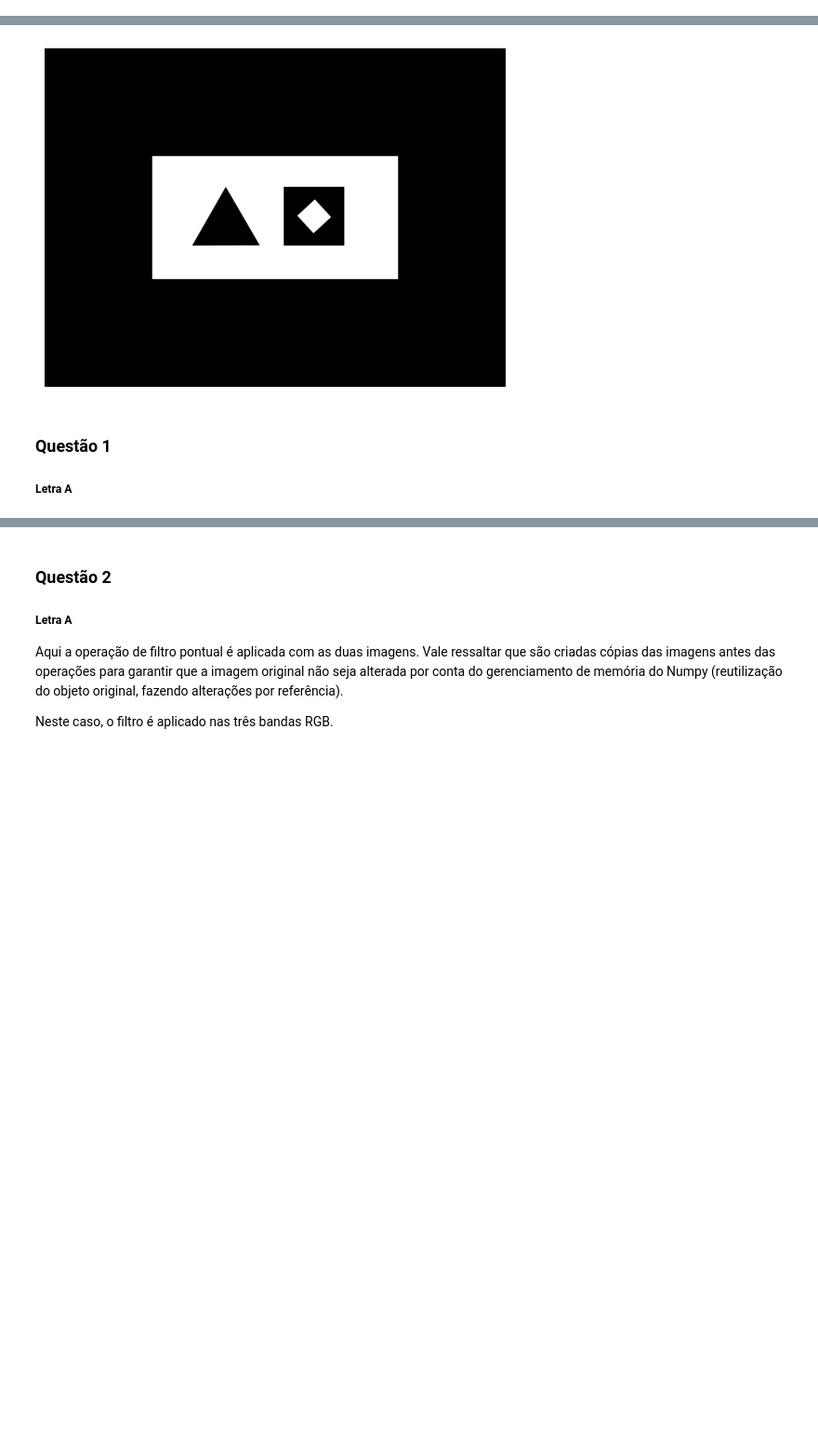
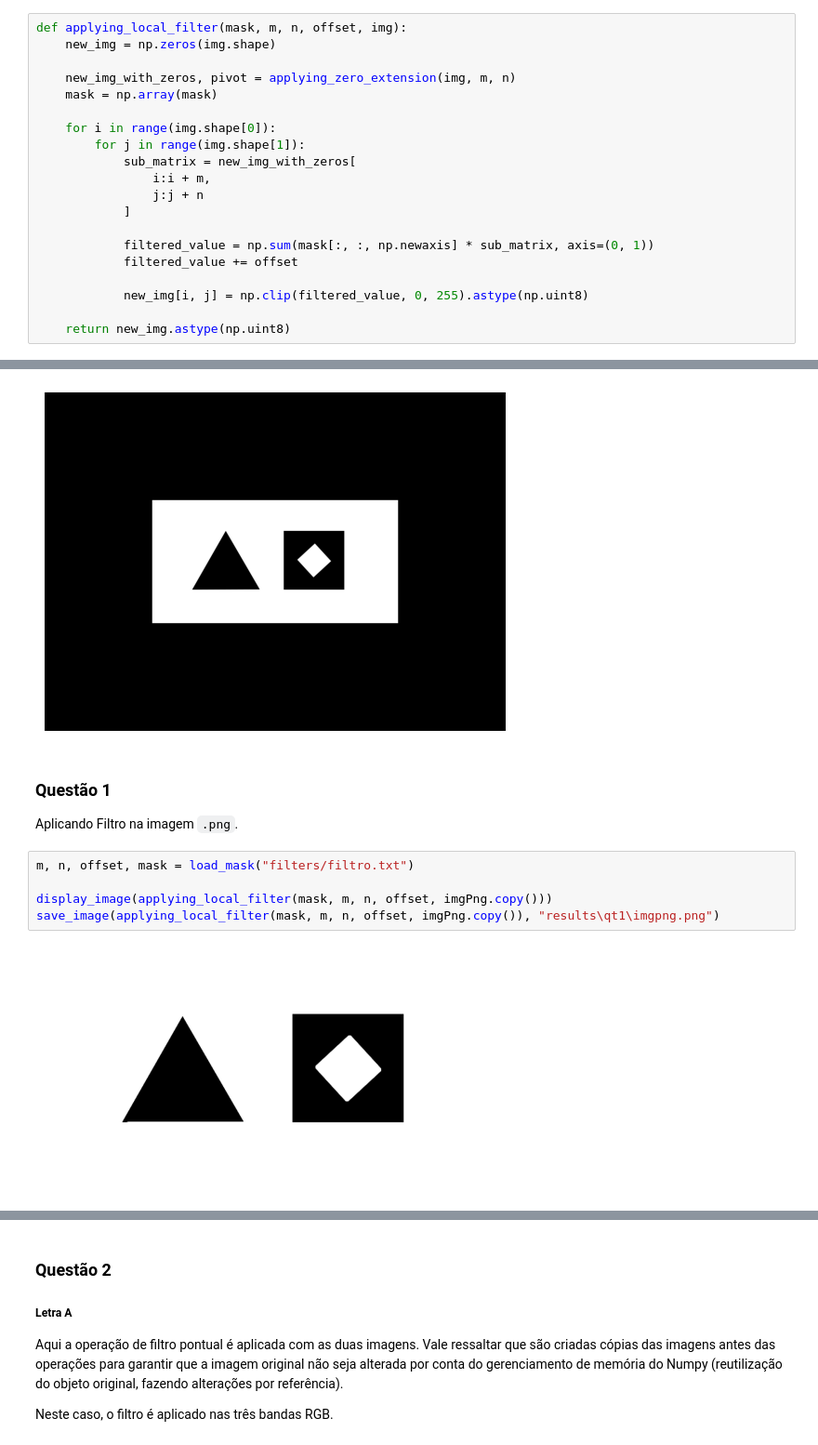
Before and after one commit to BarrosLucas/PracticeHomework, a Jupyter notebook: pdi.ipynb, the cells around one changed output, grey strips where cells are left out. Shown at 93% size. Saved outputs shown, nothing was run; the diff lists cells and outputs as text; blank space fills up the shorter version.

```diff
--- a/pdi.ipynb
+++ b/pdi.ipynb
@@ -267,3 +284,23 @@ def applying_zero_extension(img, m, n):
+# %%
+def applying_local_filter(mask, m, n, offset, img):
+    new_img = np.zeros(img.shape)
+
+    new_img_with_zeros, pivot = applying_zero_extension(img, m, n)
+    mask = np.array(mask)
+
+    for i in range(img.shape[0]):
+        for j in range(img.shape[1]):
+            sub_matrix = new_img_with_zeros[
+                i:i + m,
+                j:j + n
+            ]
+
+            filtered_value = np.sum(mask[:, :, np.newaxis] * sub_matrix, axis=(0, 1))
+            filtered_value += offset
+
+            new_img[i, j] = np.clip(filtered_value, 0, 255).astype(np.uint8)
+
+    return new_img.astype(np.uint8)
 # %% [markdown]
 ##### Mostrando imagens
 
@@ -288,4 +325,11 @@ display_image(applying_zero_extension(imgPng, 701, 701)[0])
 # %% [markdown]
 ### Questão 1
 
-##### Letra A
+Aplicando Filtro na imagem `.png`.
+# %%
+m, n, offset, mask = load_mask("filters/filtro.txt")
+
+display_image(applying_local_filter(mask, m, n, offset, imgPng.copy()))
+save_image(applying_local_filter(mask, m, n, offset, imgPng.copy()), "results\qt1\imgpng.png")
+# %% [output]
+[figure, added]
```
Also changed, not shown: parts of 8 cells of this notebook.
